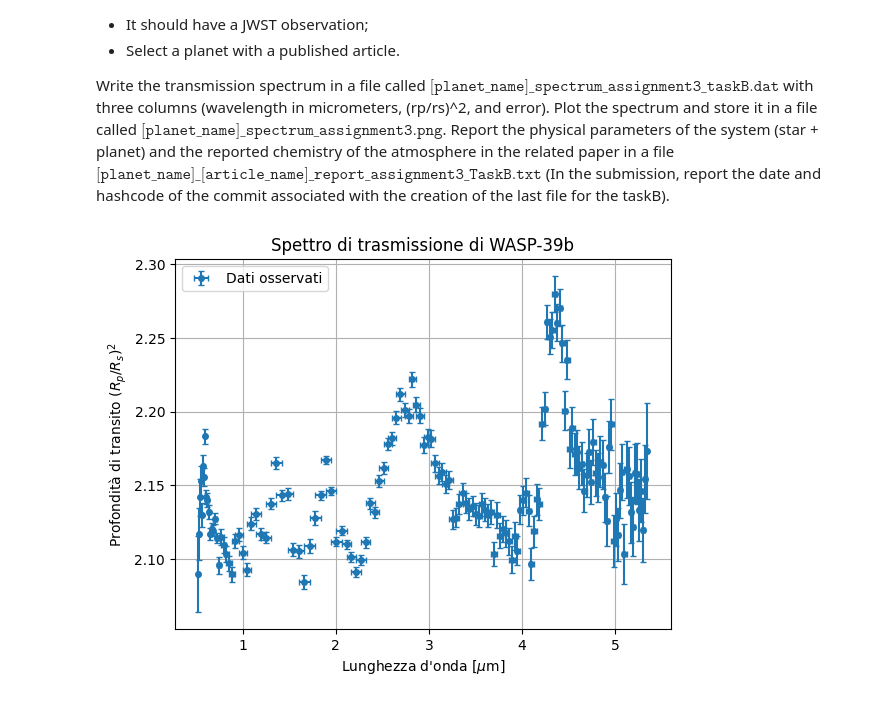
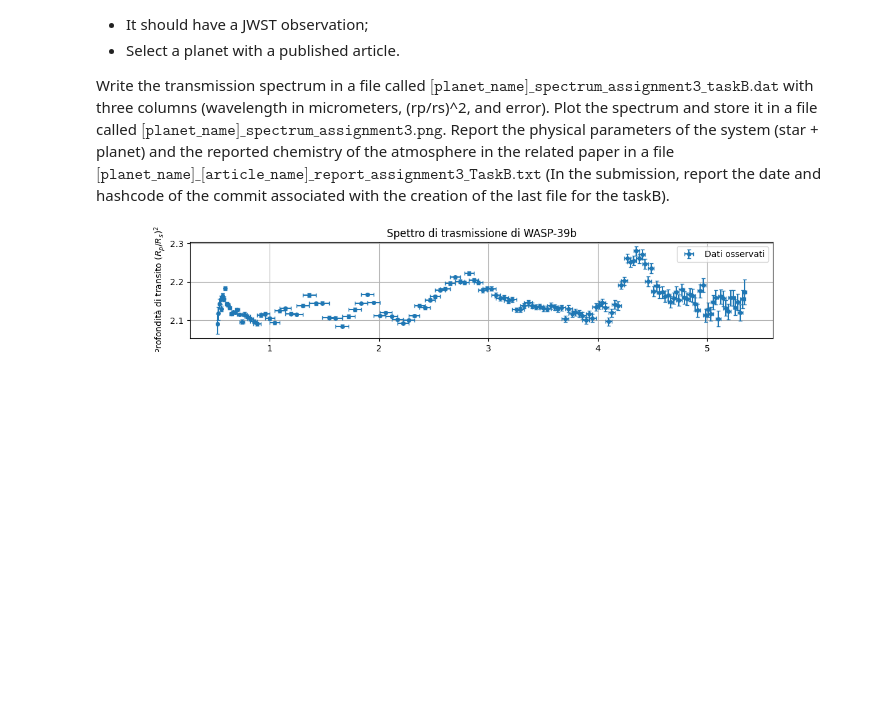
Before and after one commit to jacopocarotenuto/Frati_Trappisti, a Jupyter notebook: Assigments/Assigment 3/taskb.ipynb, the cells around one changed output. Cells and saved outputs as stored; diff of their text form; code cells hidden in the pictures; blank space fills up the shorter version.

```diff
--- a/Assigments/Assigment 3/taskb.ipynb
+++ b/Assigments/Assigment 3/taskb.ipynb
@@ -17,33 +17,37 @@ of the atmosphere in the related paper in a file $\texttt{[planet\_name]\_[artic
 import numpy as np
 import pandas as pd
 import matplotlib.pyplot as plt
+%matplotlib widget
 
 df = pd.read_csv('/home/ubuntu/comp_astro_24/Assigments/Assigment 3/table_WASP-39-b-Carter-et-al.-2024.csv')
 
 df = df[['CENTRALWAVELNG', 'BANDWIDTH', 'PL_TRANDEP', 'PL_TRANDEPERR1']]
 
 df.to_csv('/home/ubuntu/comp_astro_24/Assigments/Assigment 3/Wasp39b_spectrum_assignment3_taskB.csv')
 
 # Estrai i dati per il plot
 wavelength = df['CENTRALWAVELNG']  # Lunghezza d'onda in micron
 wavelength_error = df['BANDWIDTH'] # Errore su lunghezza d'onda
 transit_depth = df['PL_TRANDEP']   # Profondità di transito (Rp/Rs)^2
 error = df['PL_TRANDEPERR1']       # Errore sulla profondità di transito
+
+# Crea una figura più larga
+plt.figure(figsize=(12, 2))  # Aumenta il valore della larghezza (primo parametro)
 
 # Crea il grafico dello spettro
 plt.errorbar(wavelength, transit_depth, xerr=wavelength_error, yerr=error, fmt='o', markersize=4, capsize=2, label='Dati osservati')
 
 # Configura il grafico
 plt.xlabel('Lunghezza d\'onda [$\\mu$m]')
 plt.ylabel('Profondità di transito $(R_p / R_s)^2$')
 plt.title('Spettro di trasmissione di WASP-39b')
 plt.legend()
 plt.grid(True)
 
 # Salva il grafico in un file PNG
 plt.savefig('/home/ubuntu/comp_astro_24/Assigments/Assigment 3/Wasp39b_spectrum_assignment3.png', dpi=300)
 
 # Mostra il grafico
 plt.show()
 # %% [output]
-[figure, old version]
+[figure, new version]
```
